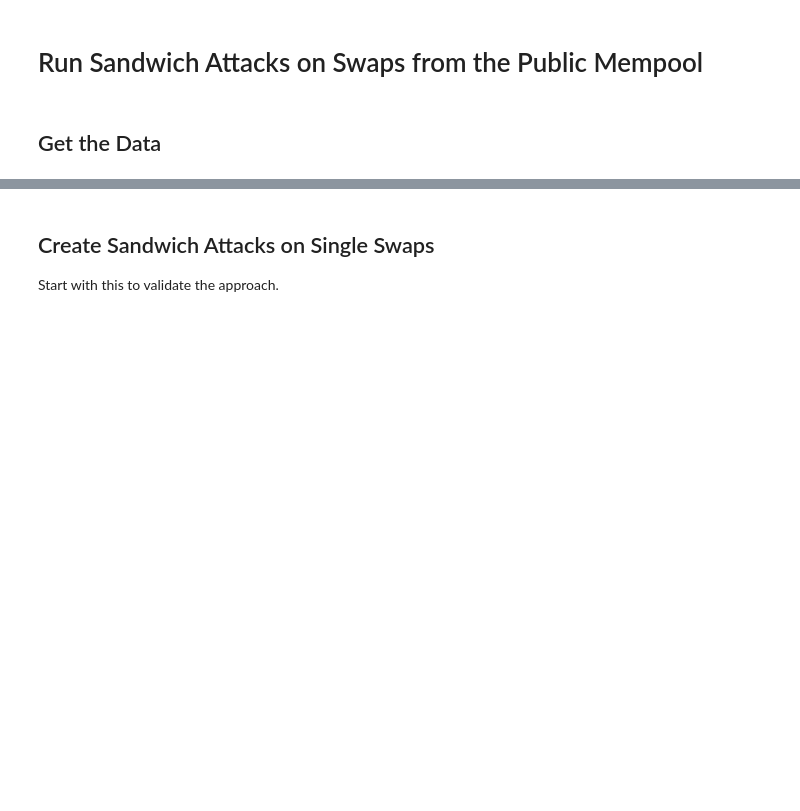
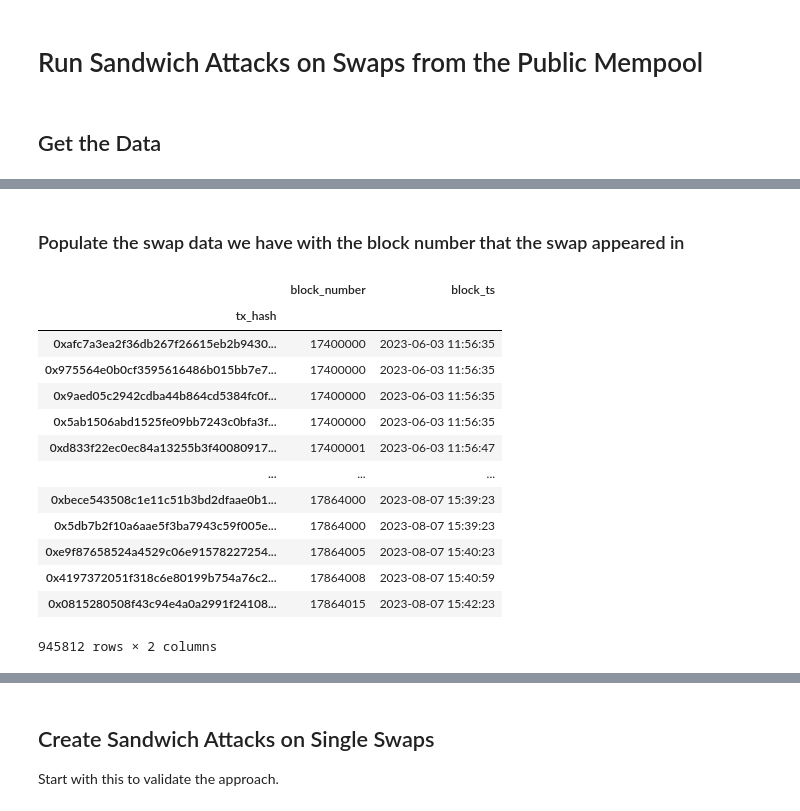
Before and after one commit to ankile/defi-measurement, a Jupyter notebook: experiments/auction_model.ipynb, the cells around one changed output, grey strips where cells are left out. Drawn from its saved outputs; the diff is of its cells as text; code cells hidden in the pictures; blank space fills up the shorter version.

```diff
--- a/experiments/auction_model.ipynb
+++ b/experiments/auction_model.ipynb
@@ -69,0 +87,31 @@ df.shape
+# %% [markdown]
+### Populate the swap data we have with the block number that the swap appeared in
+# %%
+engine = create_engine(postgres_uri_us)
+
+block_numbers = pd.read_sql_query(
+    """
+    SELECT block_number, tx_hash, block_ts
+    FROM swaps
+    WHERE block_number >= 17400000
+    ORDER BY block_ts ASC
+    """,
+    engine
+).set_index('tx_hash')
+
+block_numbers
+# %% [output]
+|  | block_number | block_ts |
+| tx_hash |  |  |
+| 0xafc7a3ea2f36db267f26615eb2b9430... | 17400000 | 2023-06-03 11:56:35 |
+| 0x975564e0b0cf3595616486b015bb7e7... | 17400000 | 2023-06-03 11:56:35 |
+| 0x9aed05c2942cdba44b864cd5384fc0f... | 17400000 | 2023-06-03 11:56:35 |
+| 0x5ab1506abd1525fe09bb7243c0bfa3f... | 17400000 | 2023-06-03 11:56:35 |
+| 0xd833f22ec0ec84a13255b3f40080917... | 17400001 | 2023-06-03 11:56:47 |
+| ... | ... | ... |
+| 0xbece543508c1e11c51b3bd2dfaae0b1... | 17864000 | 2023-08-07 15:39:23 |
+| 0x5db7b2f10a6aae5f3ba7943c59f005e... | 17864000 | 2023-08-07 15:39:23 |
+| 0xe9f87658524a4529c06e91578227254... | 17864005 | 2023-08-07 15:40:23 |
+| 0x4197372051f318c6e80199b754a76c2... | 17864008 | 2023-08-07 15:40:59 |
+| 0x0815280508f43c94e4a0a2991f24108... | 17864015 | 2023-08-07 15:42:23 |
+945812 rows × 2 columns
```
Also changed, not shown: parts of 15 cells of this notebook, 2 other files.
